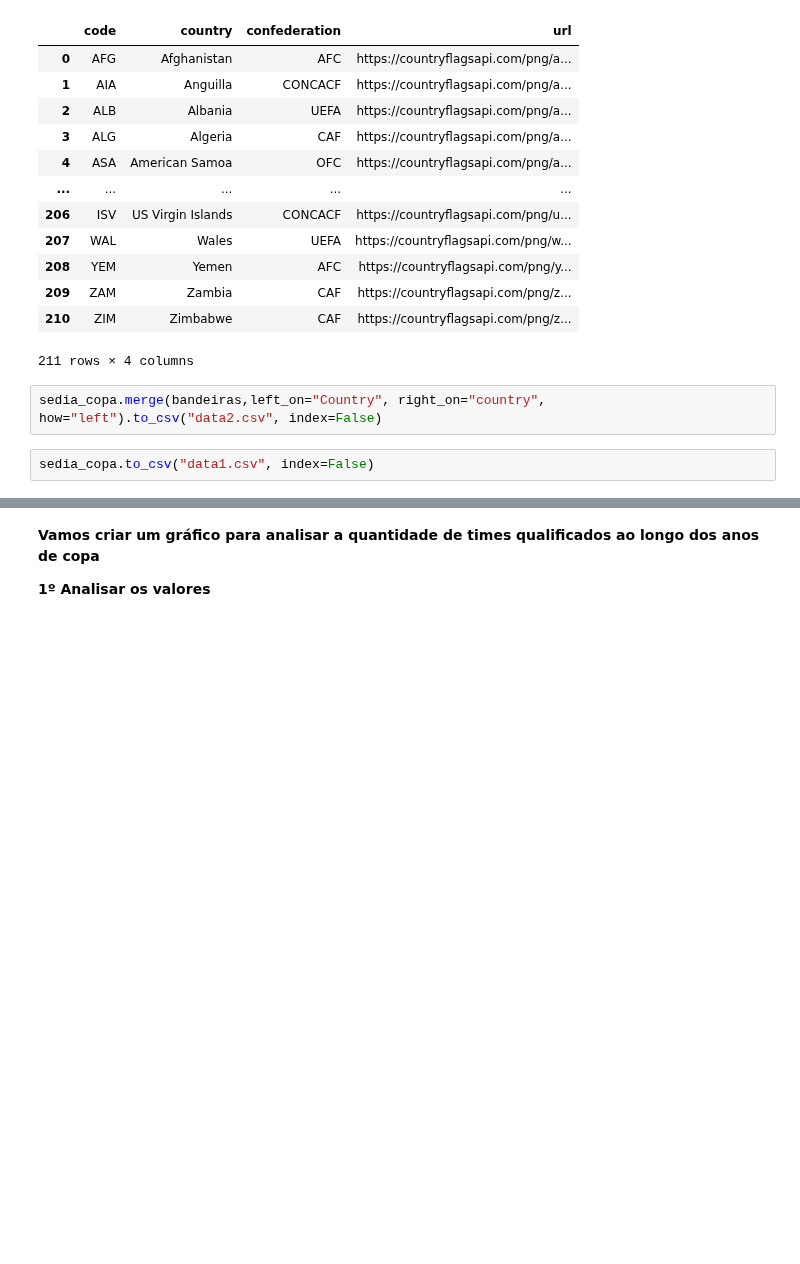
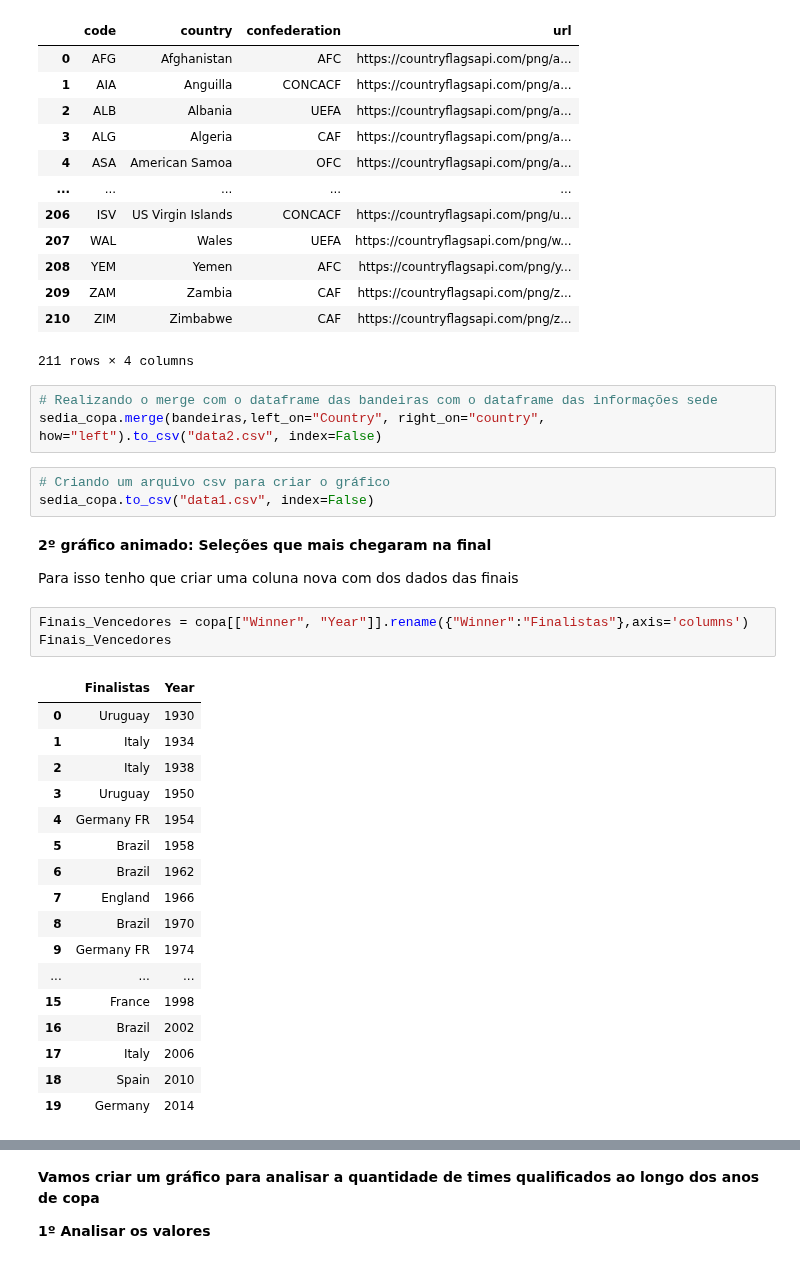
Before and after one commit to Hugox96/Analise_Copas, a Jupyter notebook: Copa.ipynb, the cells around one changed output, grey strips where cells are left out. Saved outputs shown, nothing was run; the diff lists cells and outputs as text; blank space fills up the shorter version.

```diff
--- a/Copa.ipynb
+++ b/Copa.ipynb
@@ -127,6 +129,33 @@ bandeiras
 | 210 | ZIM | Zimbabwe | CAF | https://countryflagsapi.com/png/z... |
 211 rows × 4 columns
 # %%
+# Realizando o merge com o dataframe das bandeiras com o dataframe das informações sede
 sedia_copa.merge(bandeiras,left_on="Country", right_on="country", how="left").to_csv("data2.csv", index=False)
 # %%
+# Criando um arquivo csv para criar o gráfico
 sedia_copa.to_csv("data1.csv", index=False)
+# %% [markdown]
+**2º gráfico animado: Seleções que mais chegaram na final**
+
+Para isso tenho que criar uma coluna nova com dos dados das finais
+# %%
+Finais_Vencedores = copa[["Winner", "Year"]].rename({"Winner":"Finalistas"},axis='columns')
+Finais_Vencedores
+# %% [output]
+|  | Finalistas | Year |
+| 0 | Uruguay | 1930 |
+| 1 | Italy | 1934 |
+| 2 | Italy | 1938 |
+| 3 | Uruguay | 1950 |
+| 4 | Germany FR | 1954 |
+| 5 | Brazil | 1958 |
+| 6 | Brazil | 1962 |
+| 7 | England | 1966 |
+| 8 | Brazil | 1970 |
+| 9 | Germany FR | 1974 |
+| ... | ... | ... |
+| 15 | France | 1998 |
+| 16 | Brazil | 2002 |
+| 17 | Italy | 2006 |
+| 18 | Spain | 2010 |
+| 19 | Germany | 2014 |
```
Also changed, not shown: parts of 7 cells of this notebook, 1 other file.
